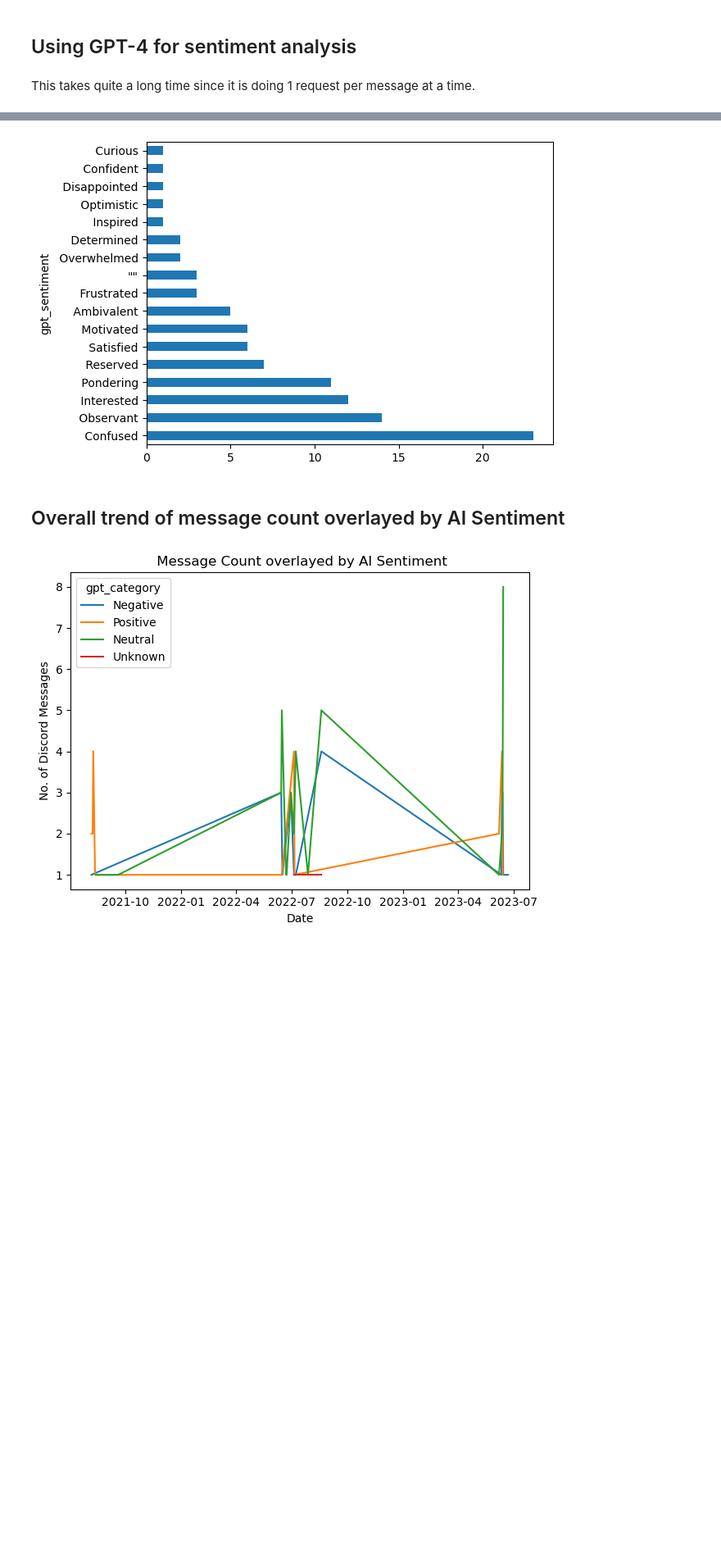
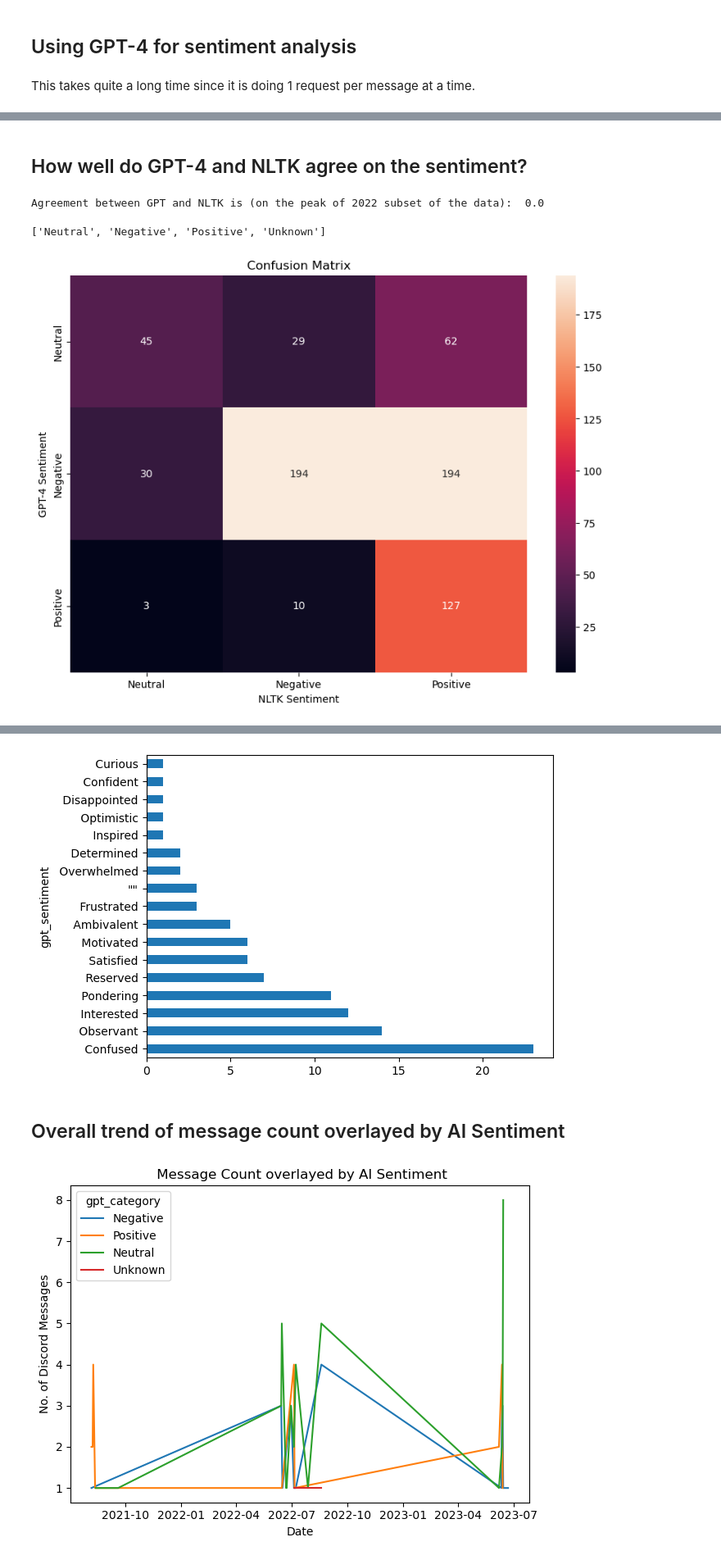
Before and after one commit to iot-lnu/Research-DiscordAnalysis, a Jupyter notebook: Discord-AI.ipynb, the cells around one changed output, grey strips where cells are left out. Shown: that part at 82% size. Cells and saved outputs as stored; diff of their text form; code cells hidden in the pictures; blank space fills up the shorter version.

Commit message:
WIP on sentiment analysis

```diff
--- a/Discord-AI.ipynb
+++ b/Discord-AI.ipynb
@@ -200,3 +200,6 @@ plt.tight_layout()
 ## Using GPT-4 for sentiment analysis
 # %% [markdown]
 This takes quite a long time since it is doing 1 request per message at a time.
+# %%
+# Drop rows where 'message' column is an empty string
+df_messages = df_messages[df_messages['message'] != '']
@@ -238,7 +258,7 @@ def get_sentiment(message):
                     6. Stressed
                     7. Confused
 
-             Answer in the following format. Example: "Positive: Interested". If there is no text provided or some other error occuring just return empty string.
+             Answer in the following format. Example: "Positive: Interested". If there is no text provided or some other error occuring just return
              """},
             {"role": "user", "content": f"Given these options pick one to describe the sentiment of the following text: '{message}'"}
         ]
@@ -249,10 +269,13 @@ def get_sentiment(message):
     gpt_answer =  response['choices'][0]['message']['content']
     if ':' in gpt_answer:
         sentiment_category, sentiment = gpt_answer.split(':')
+        if 'Neutral' in sentiment_category:
+             sentiment_category = 'Neutral'
+        if 'Positive' in sentiment:
+            sentiment_category = 'Positive'
+        if 'Negative' in sentiment:
+            sentiment_category = 'Negative'
     else:
         sentiment_category = 'Unknown'
         sentiment = gpt_answer
     return sentiment_category, sentiment
-
-df_messages_subset = df_messages[1:100]
-df_messages_subset[['gpt_category', 'gpt_sentiment']] = df_messages_subset['message'].apply(get_sentiment).apply(pd.Series)
@@ -270,3 +327,8 @@ See the caveats in the documentation: https://pandas.pydata.org/pandas-docs/stab
+# %%
+# Only process the high peak of 2022
+df_peak_2022 = df_messages[(df_messages.date_only > datetime.strptime("2021-06-01", "%Y-%m-%d").date()) &
+                           (df_messages.date_only < datetime.strptime("2021-06-30", "%Y-%m-%d").date())]
 # %%
-df_messages_subset
+df_result_peak_2022 = process_df(df_peak_2022)
+df_result_peak_2022.to_csv('df_result_peak_2022.csv', index=False, header=False)  # append to the file
 # %% [output]
@@ -286,0 +345,38 @@ df_messages_subset
+# %% [markdown]
+## How well do GPT-4 and NLTK agree on the sentiment?
+# %%
+from sklearn.metrics import cohen_kappa_score
+
+agreement = cohen_kappa_score(df_result_peak_2022['gpt_sentiment'], df_result_peak_2022['nltk_sentiment'])
+print('Agreement between GPT and NLTK is (on the peak of 2022 subset of the data): ', agreement)
+# %% [output]
+Agreement between GPT and NLTK is (on the peak of 2022 subset of the data):  0.0
+# %%
+list(set(df_result_peak_2022['gpt_category']))
+# %% [output]
+['Neutral', 'Negative', 'Positive', 'Unknown']
+# %%
+from sklearn.metrics import confusion_matrix
+import matplotlib.pyplot as plt
+import seaborn as sns
+
+# Create confusion matrix
+df_result_peak_2022 = df_result_peak_2022[df_result_peak_2022['gpt_category']!= 'Unknown']
+conf_mat = confusion_matrix(df_result_peak_2022['gpt_category'], df_result_peak_2022['nltk_sentiment'])
+
+# Create a DataFrame from the confusion matrix so the values can be plotted
+conf_mat_df = pd.DataFrame(conf_mat, index = list(set(df_result_peak_2022['gpt_category'])),
+                           columns = list(set(df_result_peak_2022['nltk_sentiment'])))
+
+# Create a seaborn heatmap
+plt.figure(figsize=(10,7)) # adjust the size of the plot if necessary
+sns.heatmap(conf_mat_df, annot=True, fmt='g')
+plt.title('Confusion Matrix')
+plt.ylabel('GPT-4 Sentiment')
+plt.xlabel('NLTK Sentiment')
+#plt.show()
+plt.savefig('figures/confusion.pdf',
+            dpi=300,
+            orientation='portrait')
+# %% [output]
+[figure, added]
```
Also changed, not shown: parts of 9 cells of this notebook.
